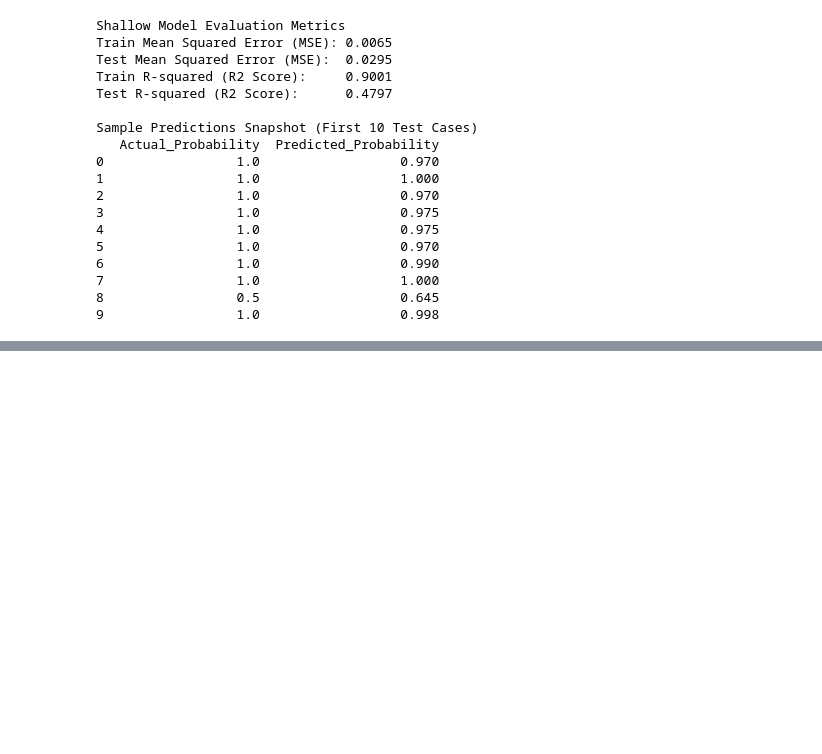
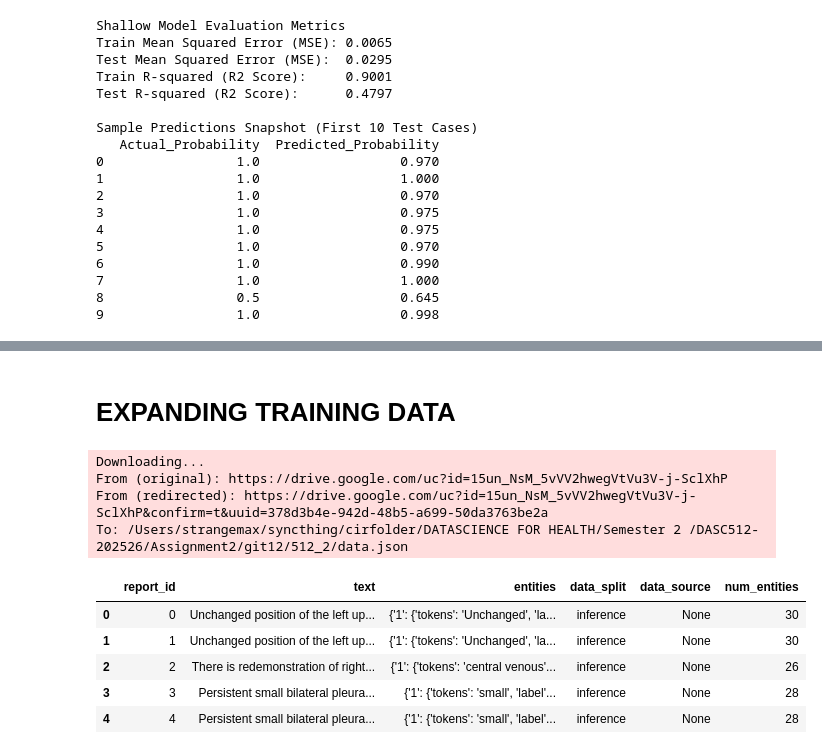
Before and after one commit to Doctorstrange/512_2, a Jupyter notebook: trainer.ipynb, the cells around one changed output, grey strips where cells are left out. Saved outputs shown, nothing was run; the diff lists cells and outputs as text; code cells hidden in the pictures; blank space fills up the shorter version.

```diff
--- a/trainer.ipynb
+++ b/trainer.ipynb
@@ -200,0 +258,44 @@ Sample Predictions Snapshot (First 10 Test Cases)
+# %% [markdown]
+# EXPANDING TRAINING DATA
+# %%
+# create dataframe report id properly indexed to keep track of patients across different files
+import gdown
+import json
+
+url = "https://drive.google.com/uc?id=15un_NsM_5vVV2hwegVtVu3V-j-SclXhP"
+output = "data.json"
+
+gdown.download(url, output, quiet=False)
+
+with open(output, "r", encoding="utf-8") as f:
+    data_index = json.load(f)
+
+rows = []
+
+for i, item in enumerate(data_index): # item is like {"0": {payload}} or {"1": {payload}}
+    # item is like {"0": {payload}}
+    payload = next(iter(item.values())) # get the payload dict from the item
+    rows.append({
+        "report_id": i,  # use the index as report_id to ensure uniqueness across files
+        "text": payload.get("text"),
+        "entities": payload.get("entities"),
+        "data_split": payload.get("data_split"),
+        "data_source": payload.get("data_source"),
+        "num_entities": len(payload.get("entities", {})),
+    })
+
+df_index_complete = pd.DataFrame(rows)
+df_index_complete["report_id"].nunique(), df_index_complete.head()
+df_index_complete.shape
+df_index_complete.head()
+# %% [output]
+Downloading...
+From (original): https://drive.google.com/uc?id=15un_NsM_5vVV2hwegVtVu3V-j-SclXhP
+From (redirected): https://drive.google.com/uc?id=15un_NsM_5vVV2hwegVtVu3V-j-SclXhP&confirm=t&uuid=378d3b4e-942d-48b5-a699-50da3763be2a
+To: /Users/strangemax/syncthing/cirfolder/DATASCIENCE FOR HEALTH/Semester 2 /DASC512-202526/Assignment2/git12/512_2/data.json
+|  | report_id | text | entities | data_split | data_source | num_entities |
+| 0 | 0 | Unchanged position of the left up... | {'1': {'tokens': 'Unchanged', 'la... | inference | None | 30 |
+| 1 | 1 | Unchanged position of the left up... | {'1': {'tokens': 'Unchanged', 'la... | inference | None | 30 |
+| 2 | 2 | There is redemonstration of right... | {'1': {'tokens': 'central venous'... | inference | None | 26 |
+| 3 | 3 | Persistent small bilateral pleura... | {'1': {'tokens': 'small', 'label'... | inference | None | 28 |
+| 4 | 4 | Persistent small bilateral pleura... | {'1': {'tokens': 'small', 'label'... | inference | None | 28 |
```
Also changed, not shown: parts of 10 cells of this notebook.
